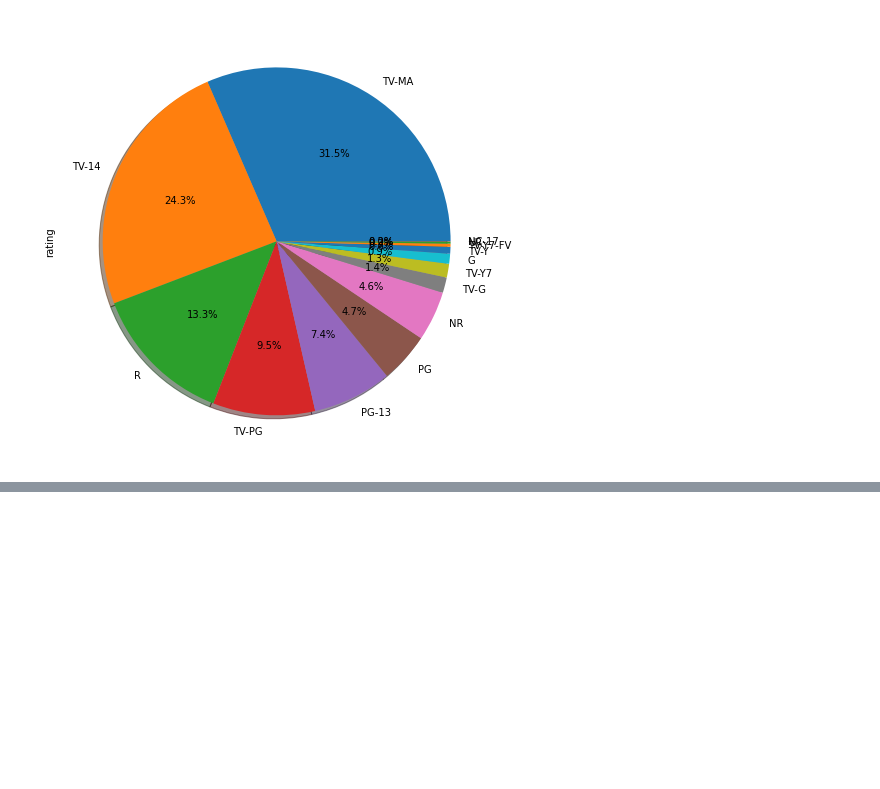
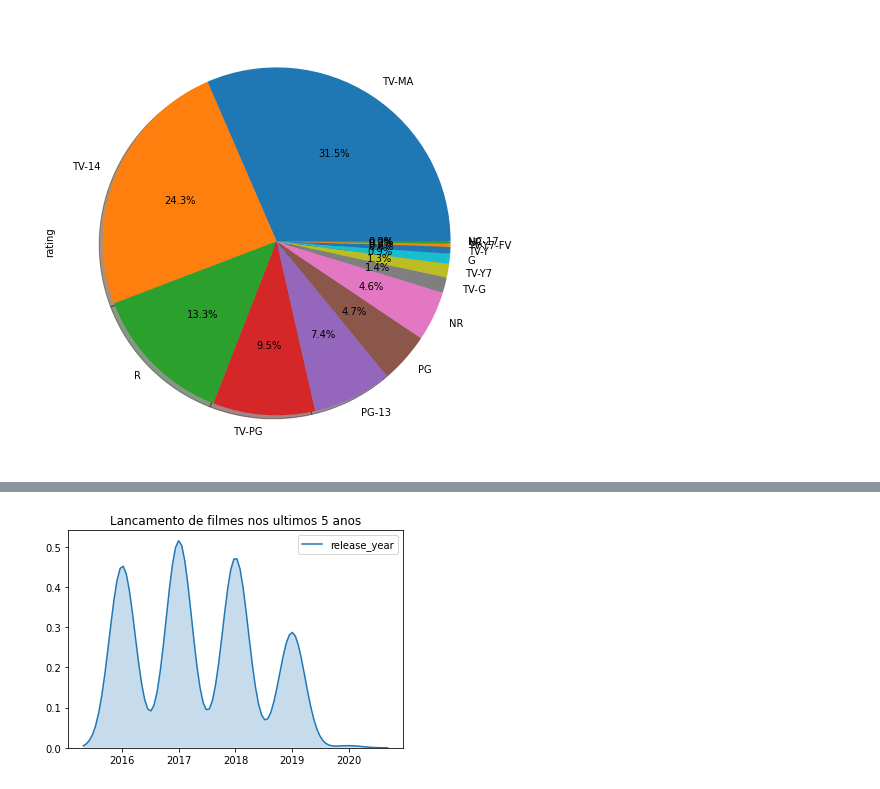
Before and after one commit to GiancarloJung/disrupt_2021, a Jupyter notebook: Netflix Analysis.ipynb, the cells around one changed output, grey strips where cells are left out. Saved outputs shown, nothing was run; the diff lists cells and outputs as text; code cells hidden in the pictures; blank space fills up the shorter version.

```diff
--- a/Netflix Analysis.ipynb
+++ b/Netflix Analysis.ipynb
@@ -157,0 +231,7 @@ plt.show()
+# %%
+df = df[df['release_year']>2015]
+sns.kdeplot(data=df['release_year'], label='release_year', shade=True)
+plt.title('Lancamento de filmes nos ultimos 5 anos')
+plt.show()
+# %% [output]
+[figure, added]
```
Also changed, not shown: parts of 7 cells of this notebook.
